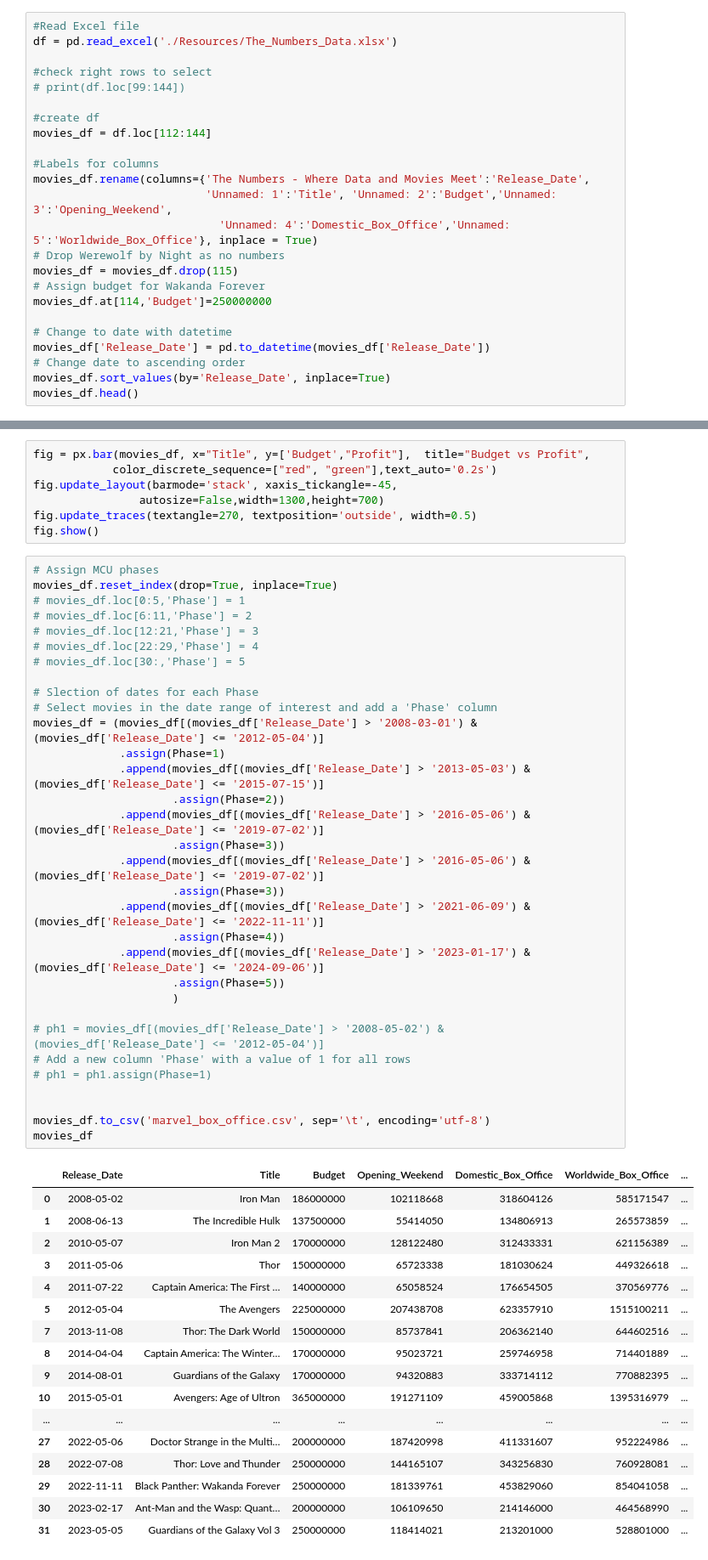
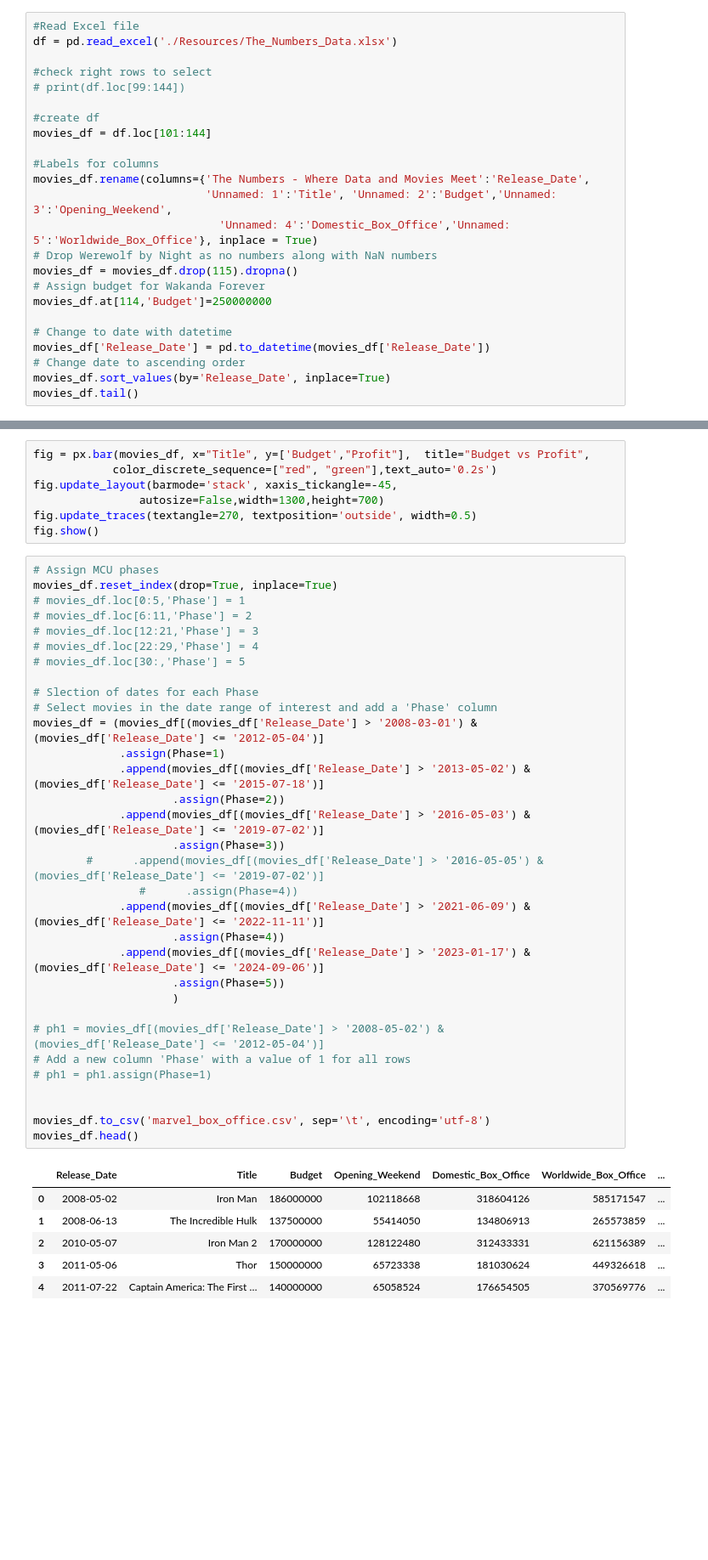
Before and after one commit to Kevin-McConchie/Marvel-Box-Office, a Jupyter notebook: Marvel_Box_Office.ipynb, the cells around one changed output, grey strips where cells are left out. Shown at 85% size. Drawn from its saved outputs; the diff is of its cells as text; blank space fills up the shorter version.

```diff
--- a/Marvel_Box_Office.ipynb
+++ b/Marvel_Box_Office.ipynb
@@ -16,14 +16,14 @@ df = pd.read_excel('./Resources/The_Numbers_Data.xlsx')
 # print(df.loc[99:144])
 
 #create df
-movies_df = df.loc[112:144]
+movies_df = df.loc[101:144]
 
 #Labels for columns
 movies_df.rename(columns={'The Numbers - Where Data and Movies Meet':'Release_Date',
                           'Unnamed: 1':'Title', 'Unnamed: 2':'Budget','Unnamed: 3':'Opening_Weekend',
                             'Unnamed: 4':'Domestic_Box_Office','Unnamed: 5':'Worldwide_Box_Office'}, inplace = True)
-# Drop Werewolf by Night as no numbers
-movies_df = movies_df.drop(115)
+# Drop Werewolf by Night as no numbers along with NaN numbers
+movies_df = movies_df.drop(115).dropna()
 # Assign budget for Wakanda Forever
 movies_df.at[114,'Budget']=250000000
 
@@ -31,7 +31,7 @@ movies_df.at[114,'Budget']=250000000
 movies_df['Release_Date'] = pd.to_datetime(movies_df['Release_Date'])
 # Change date to ascending order
 movies_df.sort_values(by='Release_Date', inplace=True)
-movies_df.head()
+movies_df.tail()
 # %% [output]
 A value is trying to be set on a copy of a slice from a DataFrame
 
@@ -132,49 +131,38 @@ movies_df.reset_index(drop=True, inplace=True)
 # movies_df.loc[6:11,'Phase'] = 2
 # movies_df.loc[12:21,'Phase'] = 3
 # movies_df.loc[22:29,'Phase'] = 4
 # movies_df.loc[30:,'Phase'] = 5
 
 # Slection of dates for each Phase
 # Select movies in the date range of interest and add a 'Phase' column
 movies_df = (movies_df[(movies_df['Release_Date'] > '2008-03-01') & (movies_df['Release_Date'] <= '2012-05-04')]
              .assign(Phase=1)
-             .append(movies_df[(movies_df['Release_Date'] > '2013-05-03') & (movies_df['Release_Date'] <= '2015-07-15')]
+             .append(movies_df[(movies_df['Release_Date'] > '2013-05-02') & (movies_df['Release_Date'] <= '2015-07-18')]
                      .assign(Phase=2))
-             .append(movies_df[(movies_df['Release_Date'] > '2016-05-06') & (movies_df['Release_Date'] <= '2019-07-02')]
+             .append(movies_df[(movies_df['Release_Date'] > '2016-05-03') & (movies_df['Release_Date'] <= '2019-07-02')]
                      .assign(Phase=3))
-             .append(movies_df[(movies_df['Release_Date'] > '2016-05-06') & (movies_df['Release_Date'] <= '2019-07-02')]
-                     .assign(Phase=3))
+        #      .append(movies_df[(movies_df['Release_Date'] > '2016-05-05') & (movies_df['Release_Date'] <= '2019-07-02')]
+                #      .assign(Phase=4))
              .append(movies_df[(movies_df['Release_Date'] > '2021-06-09') & (movies_df['Release_Date'] <= '2022-11-11')]
                      .assign(Phase=4))
              .append(movies_df[(movies_df['Release_Date'] > '2023-01-17') & (movies_df['Release_Date'] <= '2024-09-06')]
                      .assign(Phase=5))
                      )
 
 # ph1 = movies_df[(movies_df['Release_Date'] > '2008-05-02') & (movies_df['Release_Date'] <= '2012-05-04')]
 # Add a new column 'Phase' with a value of 1 for all rows
 # ph1 = ph1.assign(Phase=1)
 
 
 movies_df.to_csv('marvel_box_office.csv', sep='\t', encoding='utf-8')
-movies_df
+movies_df.head()
 # %% [output]
 |  | Release_Date | Title | Budget | Opening_Weekend | Domestic_Box_Office | Worldwide_Box_Office | ... |
 | 0 | 2008-05-02 | Iron Man | 186000000 | 102118668 | 318604126 | 585171547 | ... |
 | 1 | 2008-06-13 | The Incredible Hulk | 137500000 | 55414050 | 134806913 | 265573859 | ... |
 | 2 | 2010-05-07 | Iron Man 2 | 170000000 | 128122480 | 312433331 | 621156389 | ... |
 | 3 | 2011-05-06 | Thor | 150000000 | 65723338 | 181030624 | 449326618 | ... |
 | 4 | 2011-07-22 | Captain America: The First … | 140000000 | 65058524 | 176654505 | 370569776 | ... |
-| 5 | 2012-05-04 | The Avengers | 225000000 | 207438708 | 623357910 | 1515100211 | ... |
-| 7 | 2013-11-08 | Thor: The Dark World | 150000000 | 85737841 | 206362140 | 644602516 | ... |
-| 8 | 2014-04-04 | Captain America: The Winter… | 170000000 | 95023721 | 259746958 | 714401889 | ... |
-| 9 | 2014-08-01 | Guardians of the Galaxy | 170000000 | 94320883 | 333714112 | 770882395 | ... |
-| 10 | 2015-05-01 | Avengers: Age of Ultron | 365000000 | 191271109 | 459005868 | 1395316979 | ... |
-| ... | ... | ... | ... | ... | ... | ... | ... |
-| 27 | 2022-05-06 | Doctor Strange in the Multi… | 200000000 | 187420998 | 411331607 | 952224986 | ... |
-| 28 | 2022-07-08 | Thor: Love and Thunder | 250000000 | 144165107 | 343256830 | 760928081 | ... |
-| 29 | 2022-11-11 | Black Panther: Wakanda Forever | 250000000 | 181339761 | 453829060 | 854041058 | ... |
-| 30 | 2023-02-17 | Ant-Man and the Wasp: Quant… | 200000000 | 106109650 | 214146000 | 464568990 | ... |
-| 31 | 2023-05-05 | Guardians of the Galaxy Vol 3 | 250000000 | 118414021 | 213201000 | 528801000 | ... |
 # %%
 #  split movies into phases
 # phase_1 = movies_df.loc[0:5]
```
Also changed, not shown: parts of 5 cells of this notebook, 2 other files.
